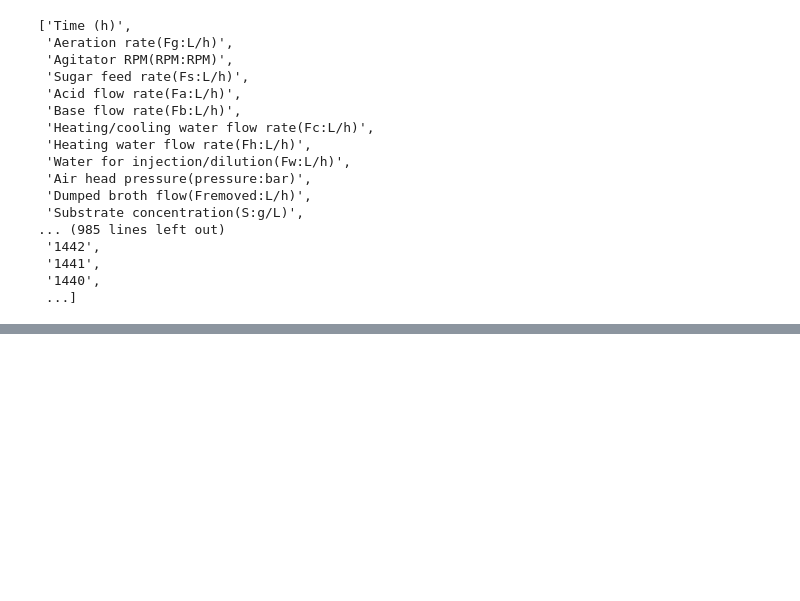
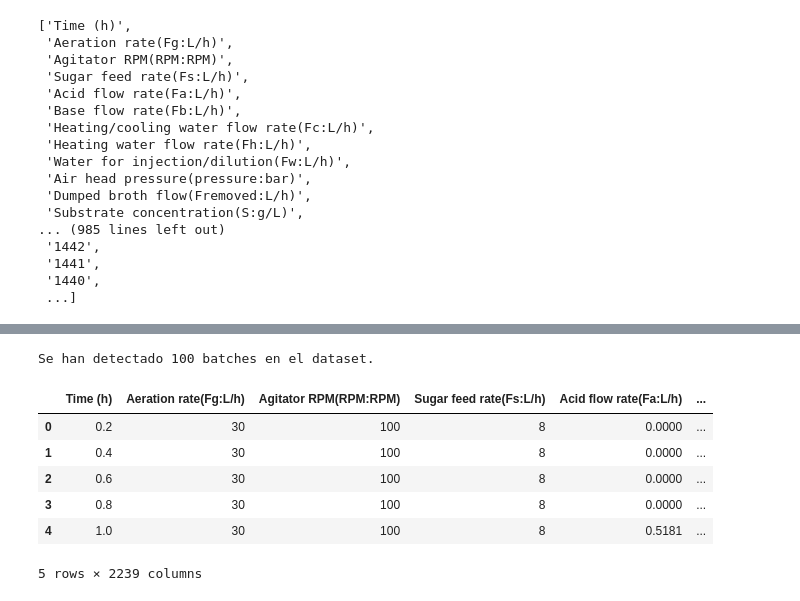
Before and after one commit to MavelSterling/proyecto_reto_insulina_INRAE, a Jupyter notebook: src/lasso.ipynb, the cells around one changed output, grey strips where cells are left out. Cells and saved outputs as stored; diff of their text form; code cells hidden in the pictures; blank space fills up the shorter version.

```diff
--- a/src/lasso.ipynb
+++ b/src/lasso.ipynb
@@ -1914,0 +102,40 @@ Offline Biomass concentratio(X_offline:X(g L^{-1}))     0.826505
+# %%
+
+# Función para encontrar los índices de inicio de los lotes
+def find_batch_start_indices(df, time_value=0.2):
+    return df[df['Time (h)'] == time_value].index
+
+# Función para encontrar los índices de finalización de los lotes
+def find_batch_end_indices(df, time_value=0.2):
+    batch_start_indices = find_batch_start_indices(df, time_value)
+    batch_end_indices = batch_start_indices - 1
+    batch_end_indices = batch_end_indices[batch_end_indices >= 0]
+    batch_end_indices = batch_end_indices.append(pd.Index([df.index[-1]]))
+    return batch_end_indices
+
+# Detectar los lotes
+batch_start_indices = find_batch_start_indices(dataset)
+batch_end_indices = find_batch_end_indices(dataset)
+
+# Crear un diccionario para almacenar los DataFrames de cada batch
+batch_dataframes = {}
+batch_number = 1
+
+for start, end in zip(batch_start_indices, batch_end_indices):
+    batch_dataframes[batch_number] = dataset.iloc[start:end].copy()
+    batch_number += 1
+
+# Mostrar cuántos batches fueron detectados
+print(f"Se han detectado {len(batch_dataframes)} batches en el dataset.")
+
+# Mostrar las primeras filas de un batch específico (ejemplo: batch 1)
+batch_dataframes[1].head()
+# %% [output]
+Se han detectado 100 batches en el dataset.
+|  | Time (h) | Aeration rate(Fg:L/h) | Agitator RPM(RPM:RPM) | Sugar feed rate(Fs:L/h) | Acid flow rate(Fa:L/h) | ... |
+| 0 | 0.2 | 30 | 100 | 8 | 0.0000 | ... |
+| 1 | 0.4 | 30 | 100 | 8 | 0.0000 | ... |
+| 2 | 0.6 | 30 | 100 | 8 | 0.0000 | ... |
+| 3 | 0.8 | 30 | 100 | 8 | 0.0000 | ... |
+| 4 | 1.0 | 30 | 100 | 8 | 0.5181 | ... |
+5 rows × 2239 columns
```
Also changed, not shown: parts of 91 cells of this notebook.
